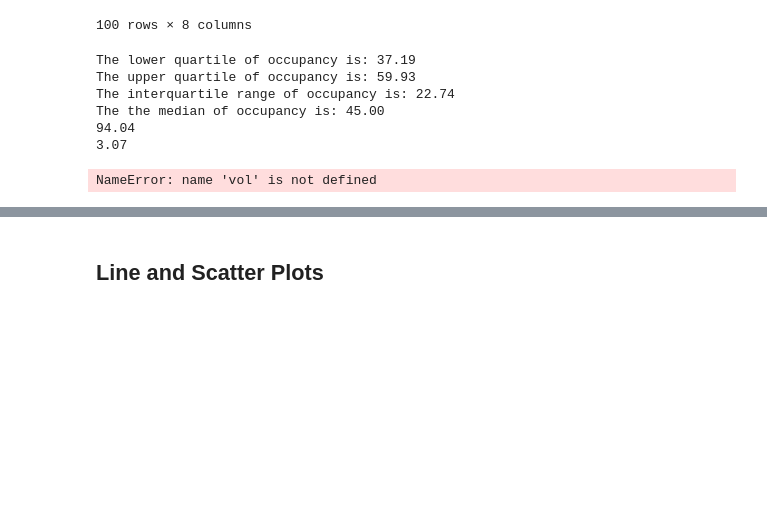
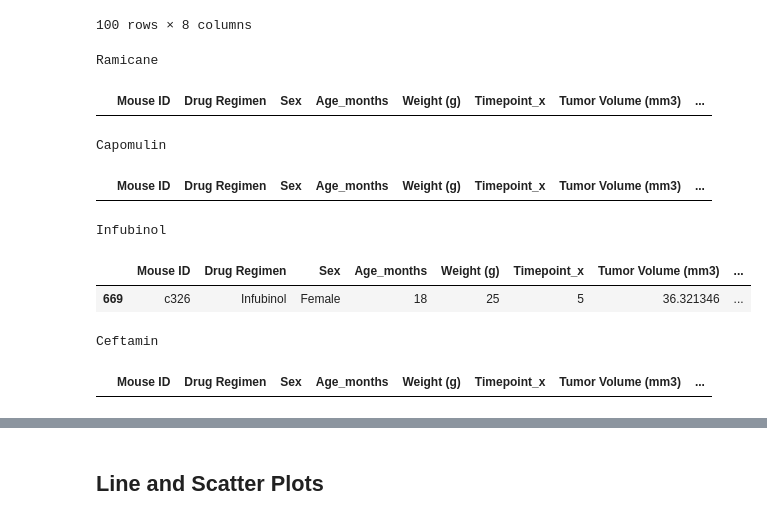
Before and after one commit to JGarvert/Matplotlib_homework, a Jupyter notebook: pymaceuticals_starter.ipynb, the cells around one changed output, grey strips where cells are left out. Saved outputs shown, nothing was run; the diff lists cells and outputs as text; code cells hidden in the pictures; blank space fills up the shorter version.

```diff
--- a/pymaceuticals_starter.ipynb
+++ b/pymaceuticals_starter.ipynb
@@ -219,43 +219,45 @@ mice_final_tumor_limited
 100 rows × 8 columns
 # %%
 # Put treatments into a list for a for loop (and later for plot labels)
-regimen = pd.DataFrame(mice_final_tumor_limited['Drug Regimen'].unique())
+regimen = mice_final_tumor_limited['Drug Regimen'].unique()
 # Create empty list to fill with tumor vol data (for plotting)
 tumor_vol = []
 
 # Calculate the IQR and quantitatively determine if there are any potential outliers.
 
+
 for reg in regimen:
-
-    quartiles = mice_final_tumor_limited['Tumor Volume (mm3)'].quantile([.25,.5,.75])
+    # Locate the rows which contain mice on each drug and get the tumor volumes
+    print(reg)
+    mice_reg = mice_final_tumor.loc[mice_final_tumor["Drug Regimen"] == reg]
+    quartiles = mice_reg['Tumor Volume (mm3)'].quantile([.25,.5,.75])
     lowerq = quartiles[0.25]
     upperq = quartiles[0.75]
     iqr = upperq-lowerq
     upperb = round(upperq + (1.5*iqr),2)
     lowerb = round(lowerq - (1.5*iqr),2)
+    # add subset
+    tumor_vol.append(mice_reg['Tumor Volume (mm3)'])
+    # Determine outliers using upper and lower bounds
+    mice_outliers = mice_reg.loc[(mice_reg["Tumor Volume (mm3)"]<lowerb) | (mice_reg["Tumor Volume (mm3)"]>upperb)]
 
-print(f"The lower quartile of occupancy is: {lowerq:.2f}")
-print(f"The upper quartile of occupancy is: {upperq:.2f}")
-print(f"The interquartile range of occupancy is: {iqr:.2f}")
-print(f"The the median of occupancy is: {quartiles[0.5]:.2f} ")
-print(upperb)
-print(lowerb)
+#     print(f"The lower quartile of occupancy is: {lowerq:.2f}")
+#     print(f"The upper quartile of occupancy is: {upperq:.2f}")
+#     print(f"The interquartile range of occupancy is: {iqr:.2f}")
+#     print(f"The the median of occupancy is: {quartiles[0.5]:.2f} ")
+#     print(upperb)
+#     print(lowerb)
 
+    display(mice_outliers)
 
-
-
-    # Locate the rows which contain mice on each drug and get the tumor volumes
-
-
-    # add subset
-
-
-    # Determine outliers using upper and lower bounds
+    ## perhaps print out just value of tumor value...update display
 # %% [output]
-The lower quartile of occupancy is: 37.19
-The upper quartile of occupancy is: 59.93
-The interquartile range of occupancy is: 22.74
-The the median of occupancy is: 45.00
-94.04
-3.07
+Ramicane
+|  | Mouse ID | Drug Regimen | Sex | Age_months | Weight (g) | Timepoint_x | Tumor Volume (mm3) | ... |
-NameError: name 'vol' is not defined
+Capomulin
+|  | Mouse ID | Drug Regimen | Sex | Age_months | Weight (g) | Timepoint_x | Tumor Volume (mm3) | ... |
+Infubinol
+|  | Mouse ID | Drug Regimen | Sex | Age_months | Weight (g) | Timepoint_x | Tumor Volume (mm3) | ... |
+| 669 | c326 | Infubinol | Female | 18 | 25 | 5 | 36.321346 | ... |
+Ceftamin
+|  | Mouse ID | Drug Regimen | Sex | Age_months | Weight (g) | Timepoint_x | Tumor Volume (mm3) | ... |
```
Also changed, not shown: parts of 6 cells of this notebook.
